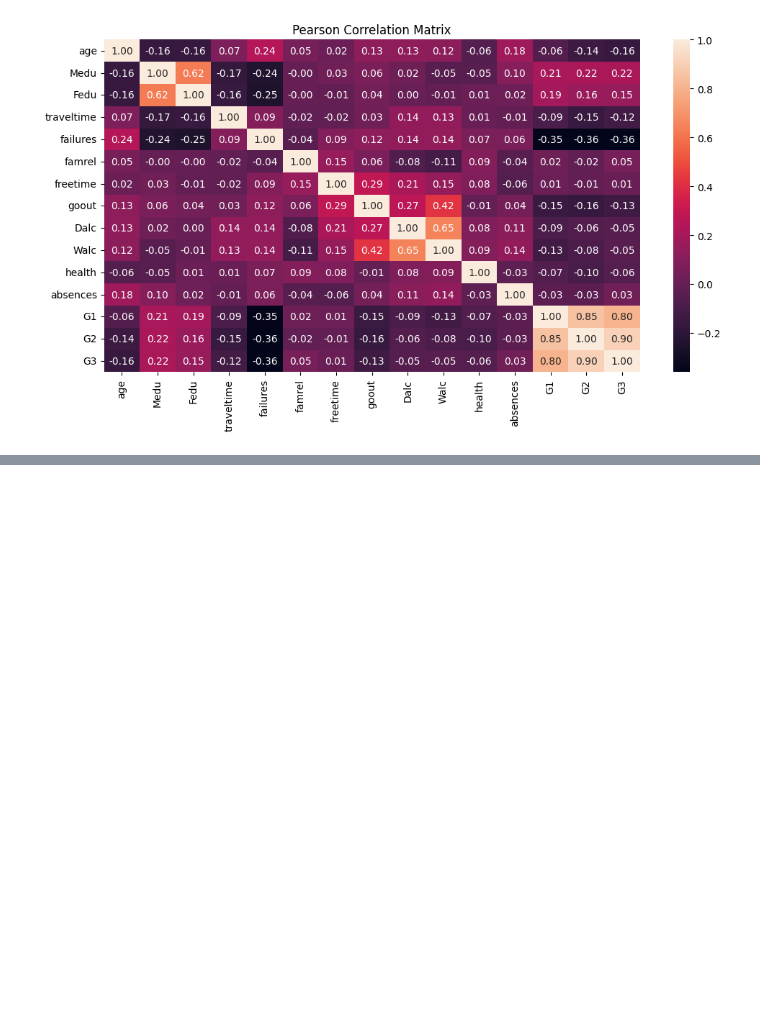
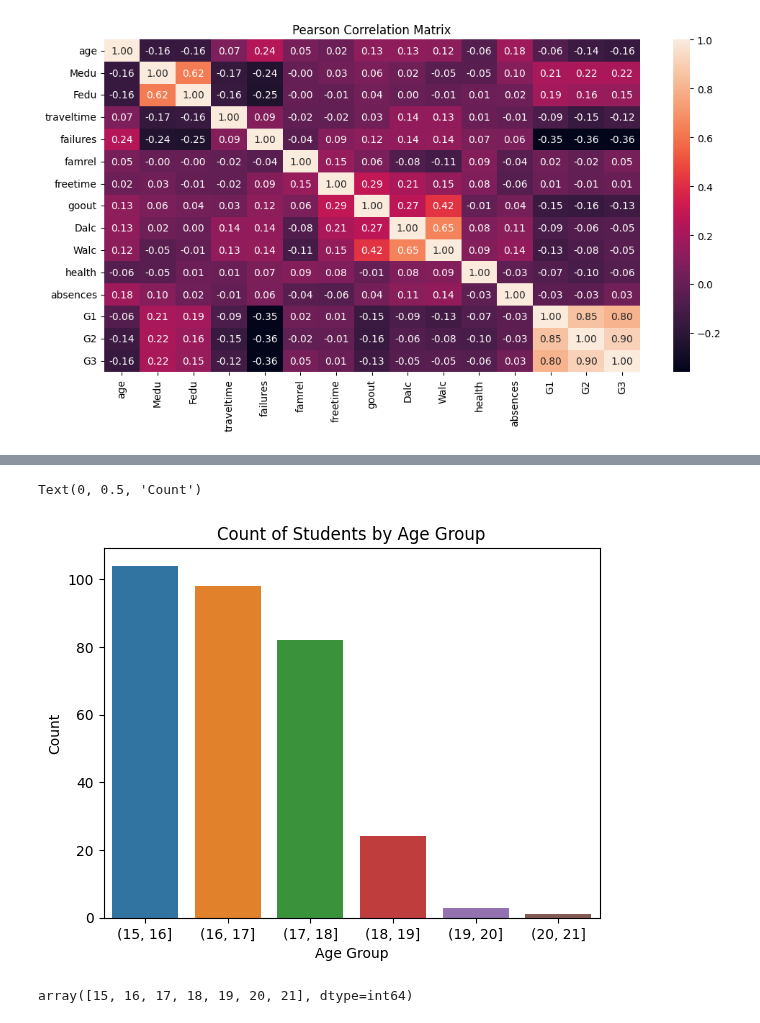
Before and after one commit to latifkara/dataScienceProjects, a Jupyter notebook: School_Conumption/SchoolConsumption.ipynb, the cells around one changed output, grey strips where cells are left out. Saved outputs shown, nothing was run; the diff lists cells and outputs as text; code cells hidden in the pictures; blank space fills up the shorter version.

Commit message:
School project | Count age group

```diff
--- a/School_Conumption/SchoolConsumption.ipynb
+++ b/School_Conumption/SchoolConsumption.ipynb
@@ -124,3 +124,5 @@ plt.title('Pearson Correlation Matrix')
 # %% [output]
 Text(0.5, 1.0, 'Pearson Correlation Matrix')
 [figure]
+# %%
+age = school_df['age']
@@ -126,0 +145,12 @@ Text(0.5, 1.0, 'Pearson Correlation Matrix')
+# %%
+plt.title("Count of Students by Age Group")
+sns.countplot(x=pd.cut(age, bins=np.arange(age.min(), age.max())))
+plt.xlabel('Age Group')
+plt.ylabel('Count')
+# %% [output]
+Text(0, 0.5, 'Count')
+[figure, added]
+# %%
+np.arange(age.min(), age.max())
+# %% [output]
+array([15, 16, 17, 18, 19, 20, 21], dtype=int64)
```
Also changed, not shown: parts of 1 cell of this notebook.
